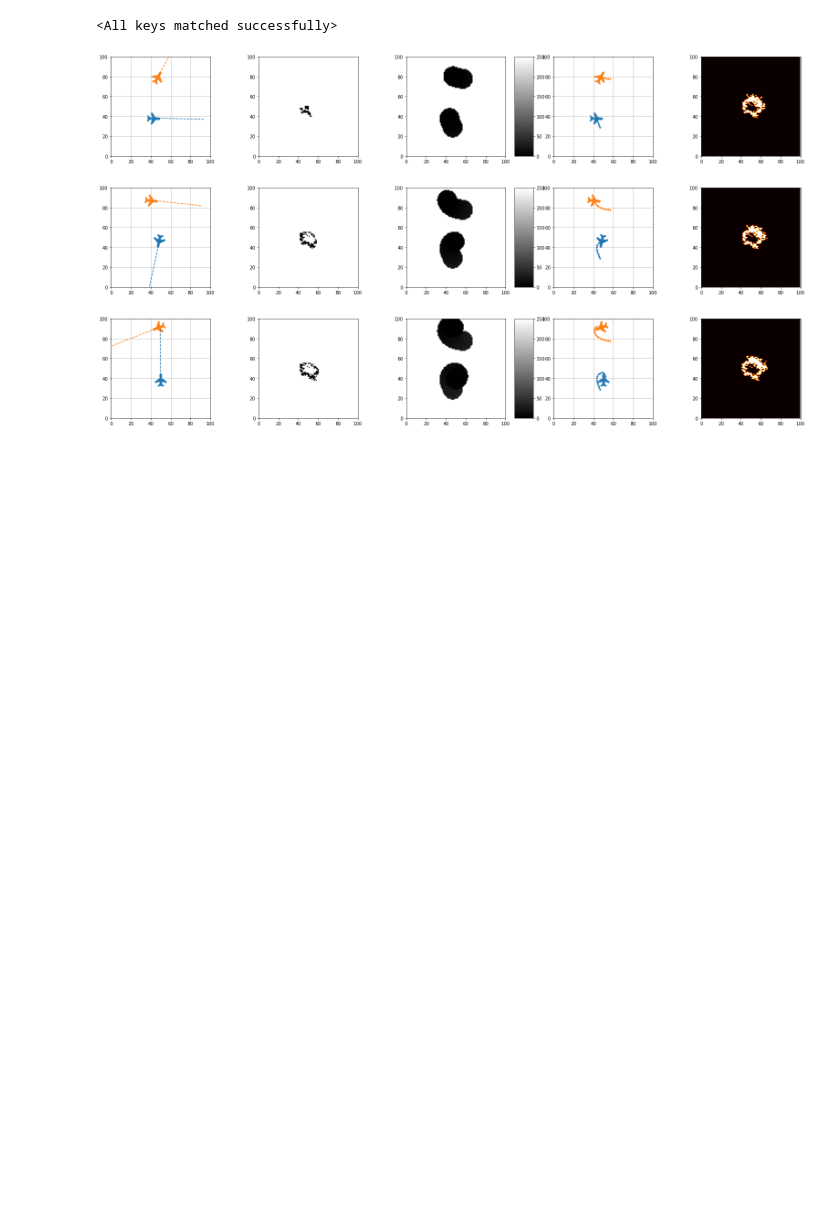
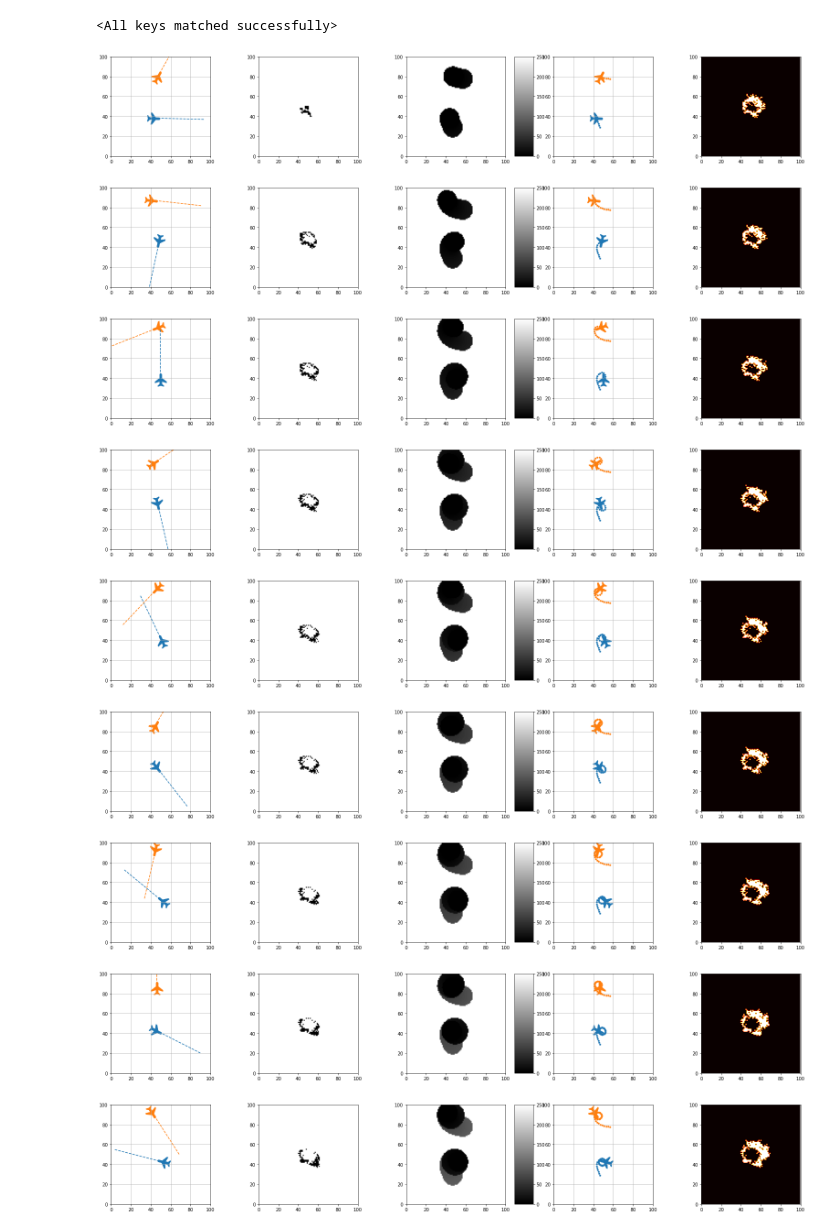
Before and after one commit to ajcantor1/wildfire_uav_surveillance_rl, a Jupyter notebook: test_ppo.ipynb, the cells around one changed output. Drawn from its saved outputs; the diff is of its cells as text; code cells hidden in the pictures; blank space fills up the shorter version.

```diff
--- a/test_ppo.ipynb
+++ b/test_ppo.ipynb
@@ -43,7 +43,7 @@ BATCH_SIZE = 64
 # %%
 device = torch.device("cuda" if torch.cuda.is_available() else "cpu")
 model = PPONet(device,  channels, height, width, n_actions).to(device)
-model.load_state_dict(torch.load('ppo_weights.pt'))
+model.load_state_dict(torch.load('./ppo_weights.pt'))
 # %% [output]
 <All keys matched successfully>
 # %%
@@ -54,8 +54,7 @@ i_episode = 1
 images = []
 observation = fireEnv.reset()
 dronesEnv.reset(observation)
-hidden1 = None
-hidden2 = None
+
 while True:
 
   observation = fireEnv.step()
@@ -72,8 +71,8 @@ while True:
 
   for i in range(int(DT/DTI)):
 
-    logits1, _, hidden1 = model(map_1, state_vector_1, hidden1)
-    logits2, _, hidden2 = model(map_2, state_vector_2, hidden2)
+    logits1, _ = model(map_1, state_vector_1)
+    logits2, _ = model(map_2, state_vector_2)
 
     policy1 = F.softmax(logits1, dim=1)
     policy2 = F.softmax(logits2, dim=1)
@@ -91,30 +90,36 @@ while True:
     next_state_vector_2 = torch.tensor(next_state_vector_2, device=device, dtype=torch.float)
     next_map_2 = torch.tensor(next_map_2, device=device, dtype=torch.float)
 
     state_vector_1 = next_state_vector_1
     state_vector_2 = next_state_vector_2
 
     map_1 = next_map_1
     map_2 = next_map_2
 
   if not fireEnv.fire_in_range(6):
 
     break
 
   fig, ax = plt.subplots(1, 5, figsize=(28, 4))
   dronesEnv.plot_drones(fig, ax[0])
   dronesEnv.plot_belief_map(fig, ax[1])
   dronesEnv.plot_time_elapsed(fig, ax[2])
   dronesEnv.plot_trajectory(fig, ax[3])
   fireEnv.plot_heat_map(fig, ax[4])
   fig.canvas.draw()
   image = np.frombuffer(fig.canvas.tostring_rgb(), dtype='uint8')
   image  = image.reshape(fig.canvas.get_width_height()[::-1] + (3,))
   images.append(image)
 
 kwargs_write = {'fps':5.0, 'quantizer':'nq'}
 imageio.mimsave('./ppo_example.gif', images, fps=5)
 # %% [output]
 [figure]
 [figure]
 [figure]
+[figure, added]
+[figure, added]
+[figure, added]
+[figure, added]
+[figure, added]
+[figure, added]
```
Also changed, not shown: parts of 1 cell of this notebook, 2 other files.
